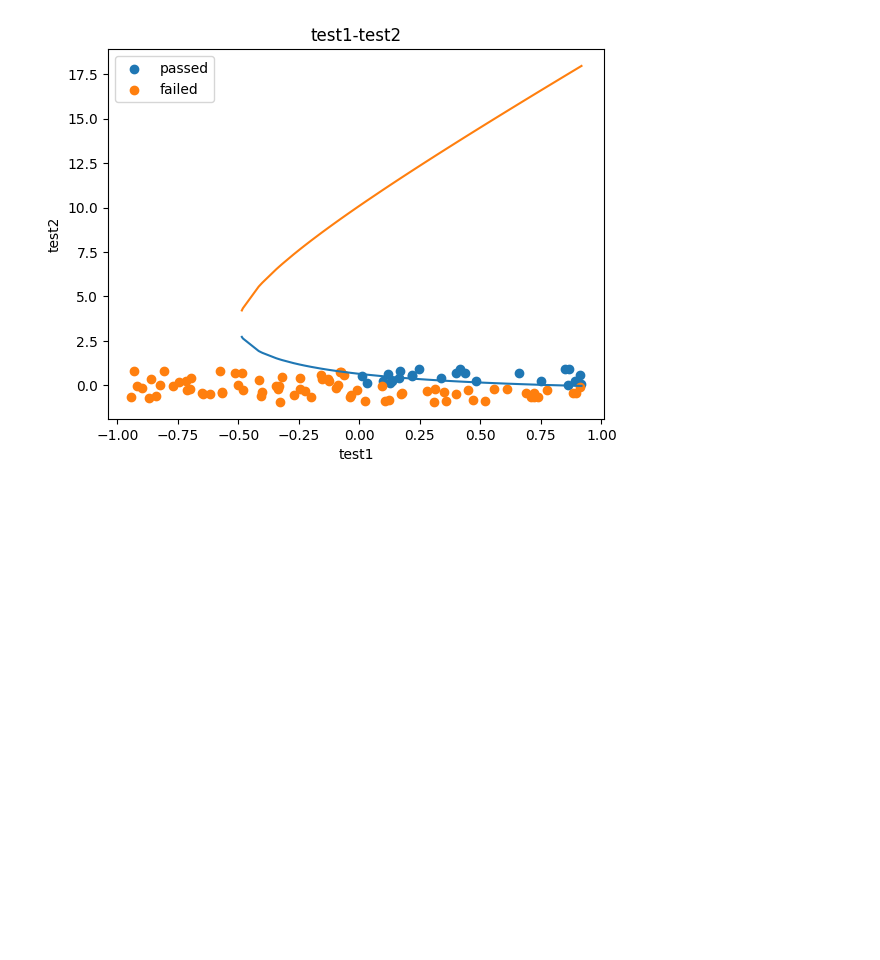
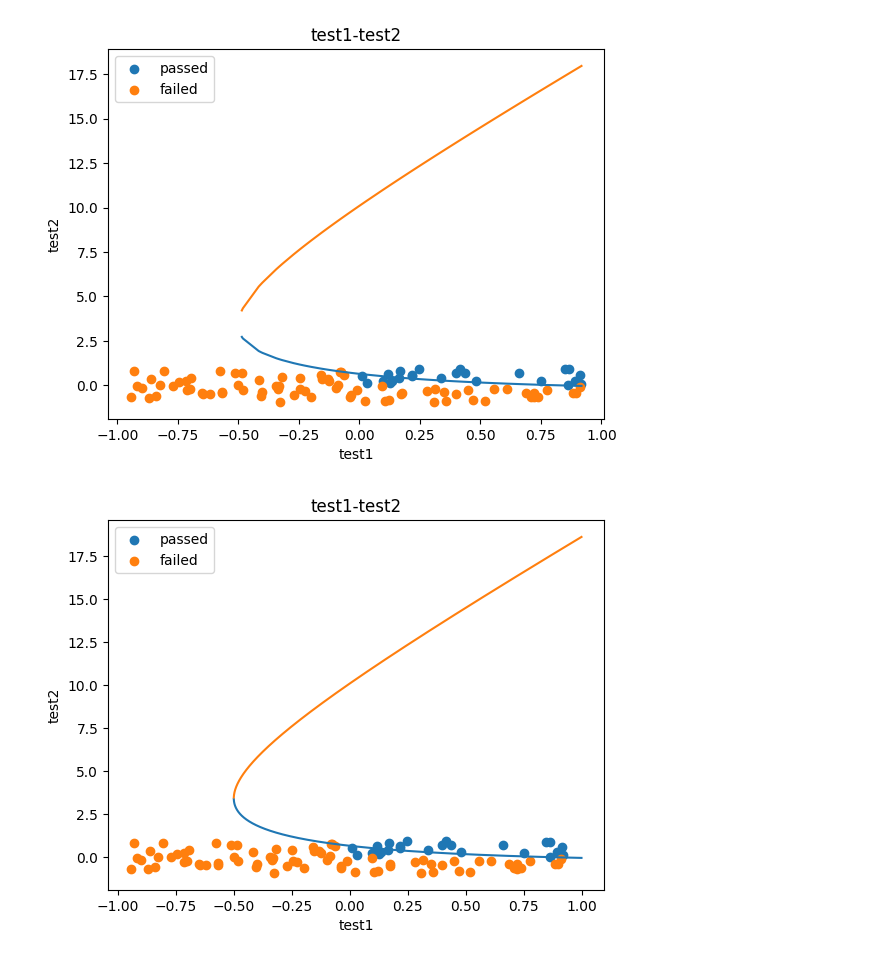
Before and after one commit to Undefined6608/PythonStudy, a Jupyter notebook: src/2.逻辑回归.ipynb, the cells around one changed output. Drawn from its saved outputs; the diff is of its cells as text; code cells hidden in the pictures; blank space fills up the shorter version.

```diff
--- a/src/2.逻辑回归.ipynb
+++ b/src/2.逻辑回归.ipynb
@@ -348,3 +348,18 @@ X2_new_boundary_2 = []
 for x in X1_range:
     X2_new_boundary_1.append(f(x)[0])
     X2_new_boundary_2.append(f(x)[1])
+# %%
+# 展示
+fig6 = plt.figure()
+passed = plt.scatter(data.loc[:,"test1"][mask],data.loc[:,"test2"][mask])
+failed = plt.scatter(data.loc[:,"test1"][~mask],data.loc[:,"test2"][~mask])
+## 画边界曲线
+plt.plot(X1_range, X2_new_boundary_1)
+plt.plot(X1_range, X2_new_boundary_2)
+plt.title("test1-test2")
+plt.xlabel("test1")
+plt.ylabel("test2")
+plt.legend((passed, failed), ("passed","failed"))
+plt.show()
+# %% [output]
+[figure, added]
```
